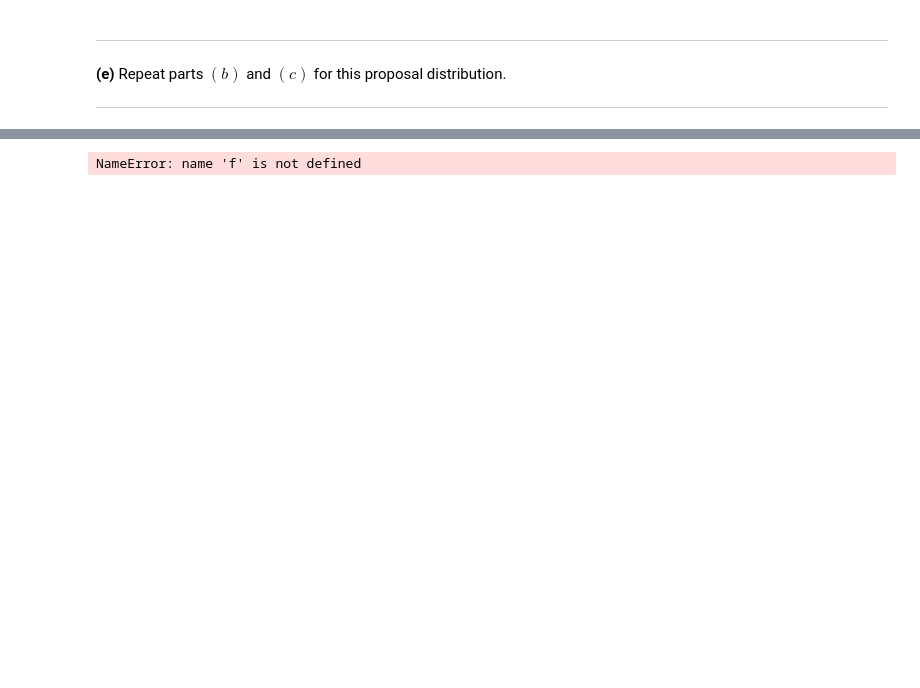
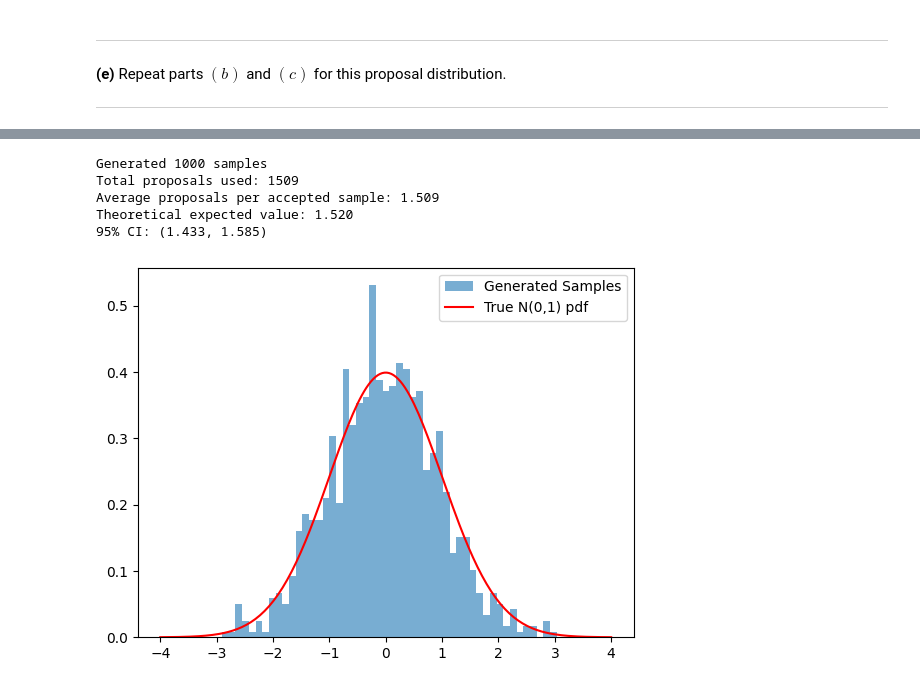
Before and after one commit to Mingfei-L6/4580, a Jupyter notebook: orie_4580_HW3.ipynb, the cells around one changed output, grey strips where cells are left out. Saved outputs shown, nothing was run; the diff lists cells and outputs as text; code cells hidden in the pictures; blank space fills up the shorter version.

```diff
--- a/orie_4580_HW3.ipynb
+++ b/orie_4580_HW3.ipynb
@@ -529,56 +699,58 @@ print(laplace_inverse(10))
 # %%
 import numpy as np
 import matplotlib.pyplot as plt
-from scipy.stats import norm
 
+# target density: N(0,1)
+def f(x):
+    return (1/np.sqrt(2*np.pi)) * np.exp(-x**2/2)
+
+# proposal density: standard Cauchy
 def g(x):
     return 1 / (np.pi * (1 + x**2))
 
-k = np.sqrt(2*np.pi) * np.exp(-0.5)
+# constant k
+k = (np.pi / np.sqrt(2*np.pi)) * (2 * np.exp(-0.5))
 
-# Cauchy sampler (inverse transform)
-def sample_cauchy(n=1):
-    U = np.random.rand(n)
-    return np.tan(np.pi * (U - 0.5))
-
-# Acceptance-Rejection with Cauchy proposal
-def sample_normal_ar_cauchy(n_samples=1000):
+def sample_normal_ar(n_samples=1000):
     samples = []
     trials = 0
+    while len(samples) < n_samples:
+        trials += 1
+        # sample from Cauchy inverse cdf
+        u = np.random.rand()
+        y = np.tan(np.pi * (u - 0.5))
 
-    while len(samples) < n_samples:
-        Y = sample_cauchy(1)[0]
-        U = np.random.rand()
-        trials += 2  # one for Cauchy, one for AR check
-
-        if U <= f(Y) / (k * g(Y)):
-            samples.append(Y)
-
+        # accept-reject step
+        u2 = np.random.rand()
+        if u2 <= f(y) / (k * g(y)):
+            samples.append(y)
     return np.array(samples), trials
 
-# Generate 1000 samples
-samples, trials = sample_normal_ar_cauchy(1000)
+# run experiment
+samples, trials = sample_normal_ar(1000)
 
-# Report results
+print(f"Generated 1000 samples")
+print(f"Total proposals used: {trials}")
+print(f"Average proposals per accepted sample: {trials/len(samples):.3f}")
+print(f"Theoretical expected value: {k:.3f}")
+
+# CI for avg proposals/sample
 avg_uniforms = trials / len(samples)
-n = len(samples)
-p = 1 / k
-se = np.sqrt((1 - p) / (n * p**2))
-ci_low = avg_uniforms - 1.96 * se
-ci_high = avg_uniforms + 1.96 * se
+std_err = np.sqrt(trials) / len(samples)   # approximate SE
+ci_low = avg_uniforms - 1.96 * std_err
+ci_high = avg_uniforms + 1.96 * std_err
+print(f"95% CI: ({ci_low:.3f}, {ci_high:.3f})")
 
-print("Generated 1000 samples using Cauchy proposal")
-print(f"Total uniforms used: {trials}")
-print(f"Average uniforms per sample: {avg_uniforms:.3f}")
-print(f"Theoretical expected value: {k:.3f}")
-print(f"95% CI for uniforms/sample: ({ci_low:.3f}, {ci_high:.3f})")
-
-# Plot histogram vs true N(0,1)
-x = np.linspace(-5, 5, 400)
-plt.hist(samples, bins=40, density=True, alpha=0.6, label="Generated Samples")
-plt.plot(x, norm.pdf(x), 'r-', lw=2, label="True N(0,1)")
+# histogram vs. true density
+x = np.linspace(-4, 4, 200)
+plt.hist(samples, bins=50, density=True, alpha=0.6, label="Generated Samples")
+plt.plot(x, f(x), 'r-', label="True N(0,1) pdf")
 plt.legend()
-plt.title("Acceptance-Rejection with Cauchy Proposal (n=1000)")
 plt.show()
 # %% [output]
-NameError: name 'f' is not defined
+Generated 1000 samples
+Total proposals used: 1509
+Average proposals per accepted sample: 1.509
+Theoretical expected value: 1.520
+95% CI: (1.433, 1.585)
+[figure, added]
```
Also changed, not shown: parts of 14 cells of this notebook.
